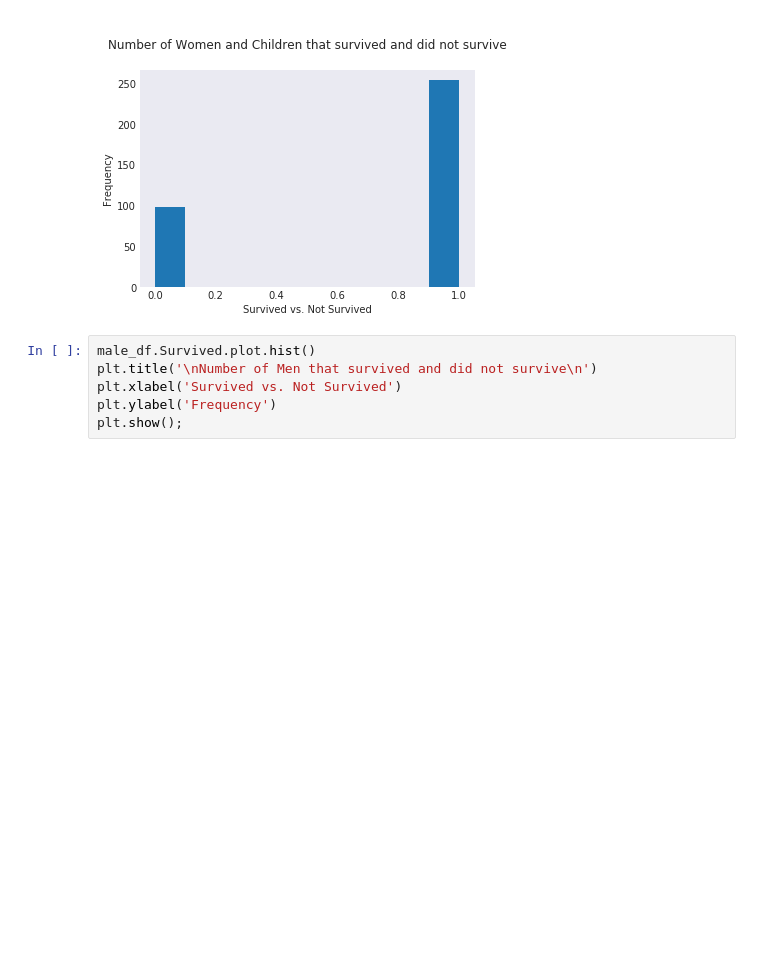
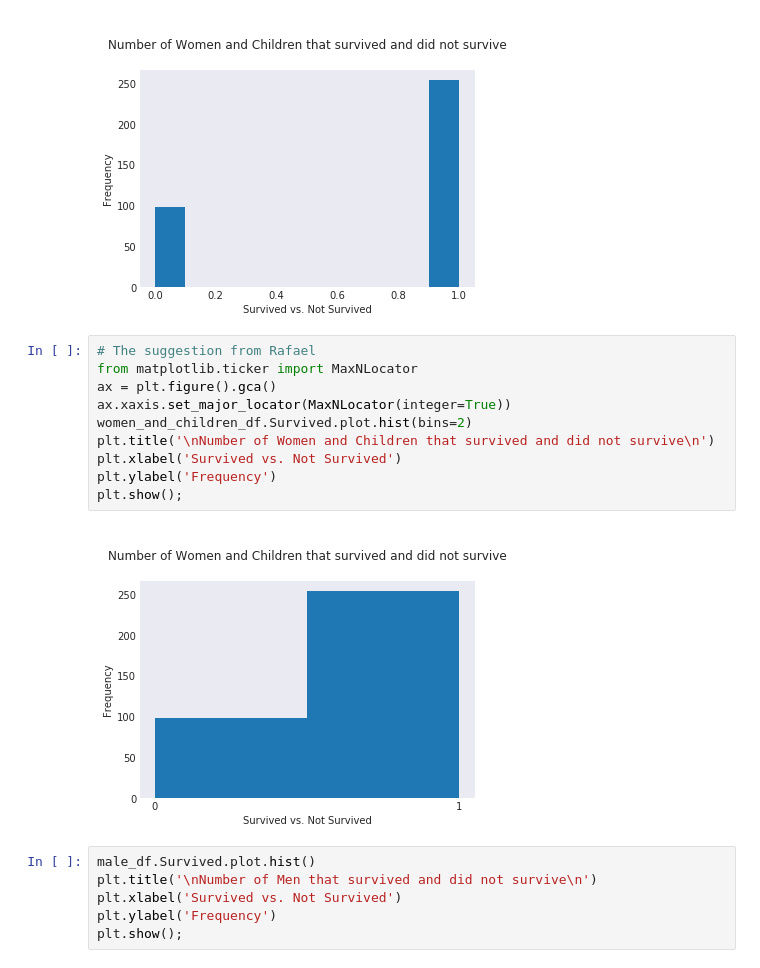
Before and after one commit to BrittaInData/dsc-0-05-16-sql-with-pandas-online-ds-ft-100118, a Jupyter notebook: index.ipynb, the cells around one changed output. Drawn from its saved outputs; the diff is of its cells as text; blank space fills up the shorter version.

Commit message:
Added a histogram option

```diff
--- a/index.ipynb
+++ b/index.ipynb
@@ -130,6 +130,18 @@ plt.ylabel('Frequency')
 plt.show();
 # %% [output]
 [figure]
+# %%
+# The suggestion from Rafael
+from matplotlib.ticker import MaxNLocator
+ax = plt.figure().gca()
+ax.xaxis.set_major_locator(MaxNLocator(integer=True))
+women_and_children_df.Survived.plot.hist(bins=2)
+plt.title('\nNumber of Women and Children that survived and did not survive\n')
+plt.xlabel('Survived vs. Not Survived')
+plt.ylabel('Frequency')
+plt.show();
+# %% [output]
+[figure, added]
 # %%
 male_df.Survived.plot.hist()
 plt.title('\nNumber of Men that survived and did not survive\n')
```
Also changed, not shown: parts of 1 cell of this notebook.
